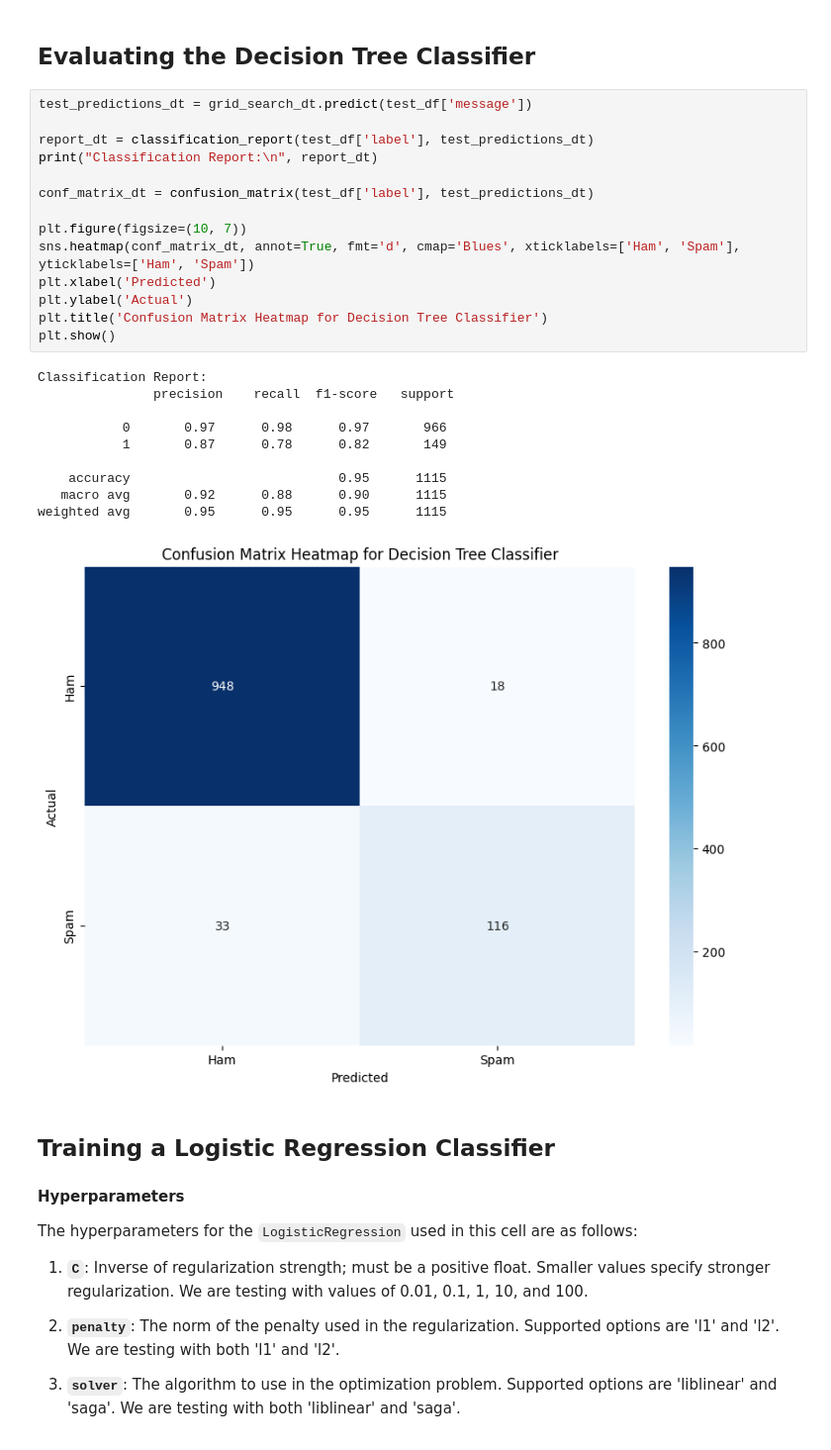
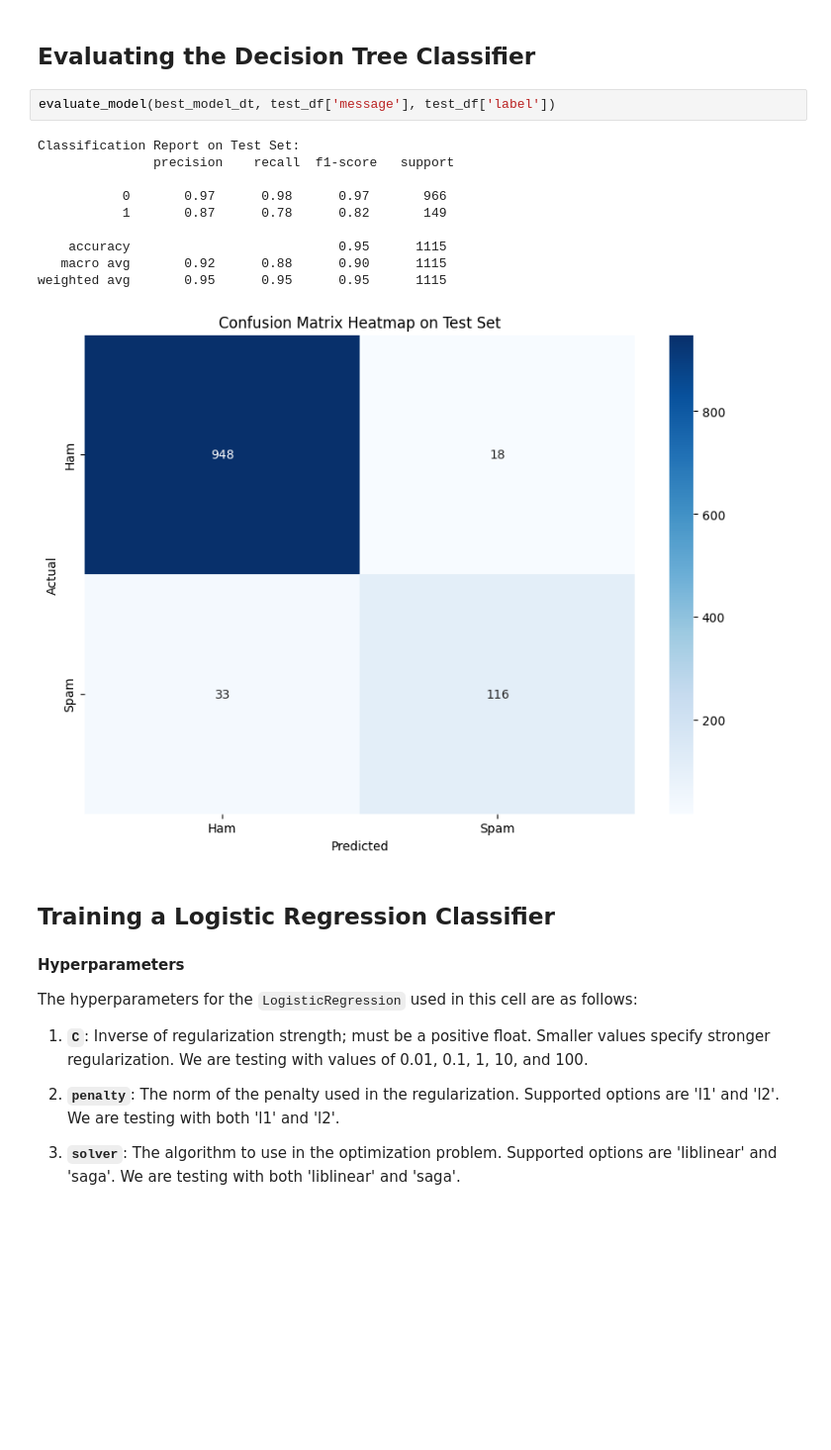
Before and after one commit to Nandini-Jaiswal/AppliedMachineLearning, a Jupyter notebook: Assignment_1/train.ipynb, the cells around one changed output. Shown: that part at 99% size. Saved outputs shown, nothing was run; the diff lists cells and outputs as text; blank space fills up the shorter version.

```diff
--- a/Assignment_1/train.ipynb
+++ b/Assignment_1/train.ipynb
@@ -153,30 +252,18 @@ Best cross-validation score for Decision Tree:  0.9528309310331782
 # %% [markdown]
 ## Evaluating the Decision Tree Classifier
-# %%
-test_predictions_dt = grid_search_dt.predict(test_df['message'])
-
-report_dt = classification_report(test_df['label'], test_predictions_dt)
-print("Classification Report:\n", report_dt)
-
-conf_matrix_dt = confusion_matrix(test_df['label'], test_predictions_dt)
-
-plt.figure(figsize=(10, 7))
-sns.heatmap(conf_matrix_dt, annot=True, fmt='d', cmap='Blues', xticklabels=['Ham', 'Spam'], yticklabels=['Ham', 'Spam'])
-plt.xlabel('Predicted')
-plt.ylabel('Actual')
-plt.title('Confusion Matrix Heatmap for Decision Tree Classifier')
-plt.show()
-# %% [output]
-Classification Report:
-               precision    recall  f1-score   support
-
-           0       0.97      0.98      0.97       966
-           1       0.87      0.78      0.82       149
-
-    accuracy                           0.95      1115
-   macro avg       0.92      0.88      0.90      1115
-weighted avg       0.95      0.95      0.95      1115
-[figure, removed]
+# %%
+evaluate_model(best_model_dt, test_df['message'], test_df['label'])
+# %% [output]
+Classification Report on Test Set:
+               precision    recall  f1-score   support
+
+           0       0.97      0.98      0.97       966
+           1       0.87      0.78      0.82       149
+
+    accuracy                           0.95      1115
+   macro avg       0.92      0.88      0.90      1115
+weighted avg       0.95      0.95      0.95      1115
+[figure, added]
 # %% [markdown]
 ## Training a Logistic Regression Classifier
 
```
Also changed, not shown: parts of 19 cells of this notebook, 1 other file.
